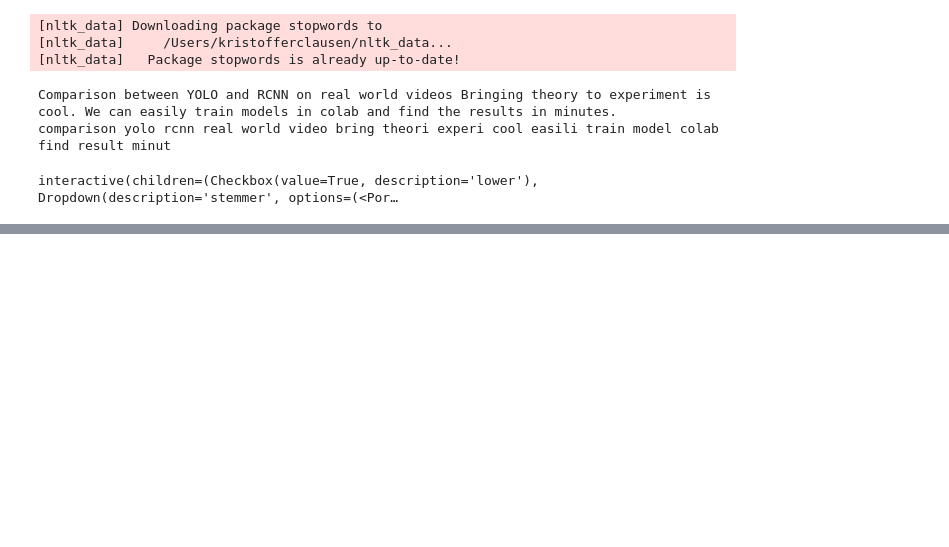
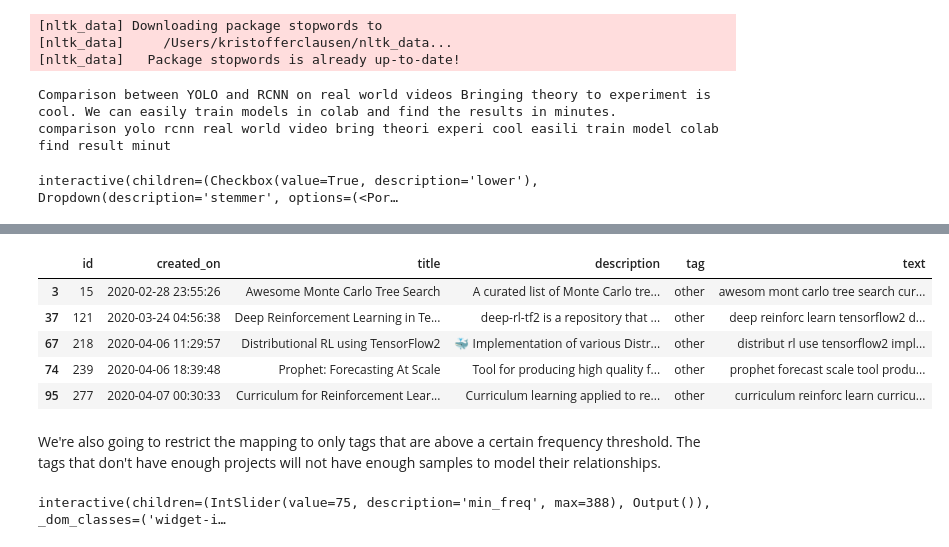
Before and after one commit to kristoffergordon/mlops-course, a Jupyter notebook: notebooks/tagifai_dev.ipynb, the cells around one changed output, grey strips where cells are left out. Cells and saved outputs as stored; diff of their text form; code cells hidden in the pictures; blank space fills up the shorter version.

```diff
--- a/notebooks/tagifai_dev.ipynb
+++ b/notebooks/tagifai_dev.ipynb
@@ -242,0 +264,13 @@ snowBallStemmer
+# %%
+# Replace this tag with "other"
+df.tag = df.tag.apply(lambda x: "other" if x in oos_tags else x)
+df.iloc[oos_indices].head()
+# %% [output]
+|  | id | created_on | title | description | tag | text |
+| 3 | 15 | 2020-02-28 23:55:26 | Awesome Monte Carlo Tree Search | A curated list of Monte Carlo tre... | other | awesom mont carlo tree search cur... |
+| 37 | 121 | 2020-03-24 04:56:38 | Deep Reinforcement Learning in Te... | deep-rl-tf2 is a repository that ... | other | deep reinforc learn tensorflow2 d... |
+| 67 | 218 | 2020-04-06 11:29:57 | Distributional RL using TensorFlow2 | 🐳 Implementation of various Distr... | other | distribut rl use tensorflow2 impl... |
+| 74 | 239 | 2020-04-06 18:39:48 | Prophet: Forecasting At Scale | Tool for producing high quality f... | other | prophet forecast scale tool produ... |
+| 95 | 277 | 2020-04-07 00:30:33 | Curriculum for Reinforcement Lear... | Curriculum learning applied to re... | other | curriculum reinforc learn curricu... |
+# %% [markdown]
+We're also going to restrict the mapping to only tags that are above a certain frequency threshold. The tags that don't have enough projects will not have enough samples to model their relationships.
@@ -242,0 +281,10 @@ snowBallStemmer
+# %%
+@widgets.interact(min_freq=(0, tags.most_common()[0][1]))
+def separate_tags_by_frequency(min_freq=min_freq):
+    tags_above_freq = Counter(tag for tag in tags.elements() if tags[tag] >= min_freq)
+    tags_below_freq = Counter(tag for tag in tags.elements() if tags[tag] < min_freq)
+    print ("Most popular tags:\n", tags_above_freq.most_common(3))
+    print ("\nTags that just made the cut:\n", tags_above_freq.most_common()[-3:])
+    print ("\nTags that just missed the cut:\n", tags_below_freq.most_common(3))
+# %% [output]
+interactive(children=(IntSlider(value=75, description='min_freq', max=388), Output()), _dom_classes=('widget-i…
```
Also changed, not shown: parts of 39 cells of this notebook, 2 other files.
